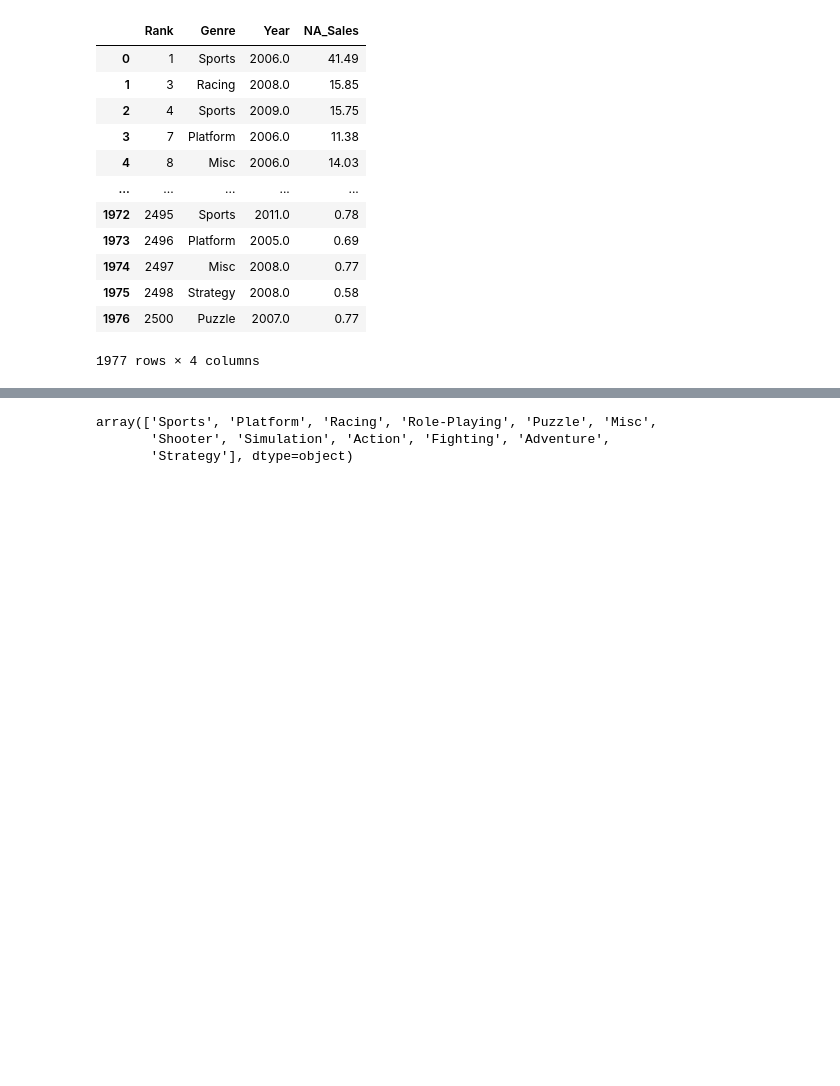
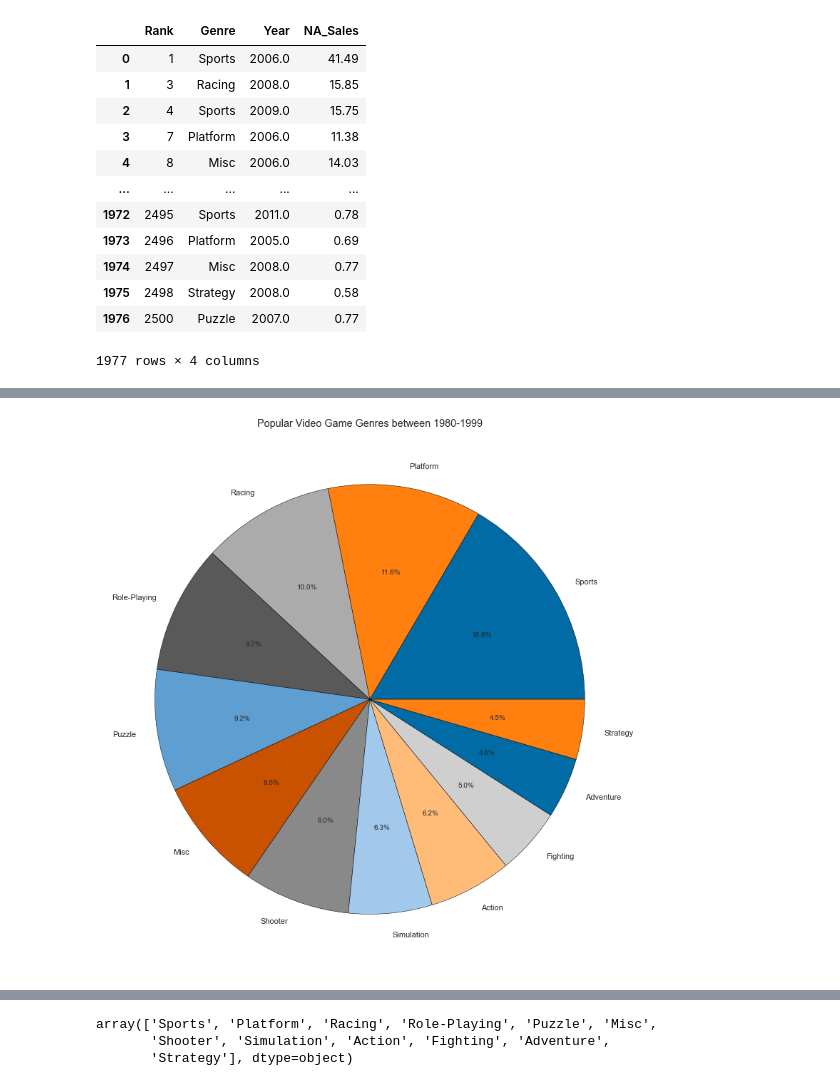
Before and after one commit to data301-2020-winter1/course-project-group_6002, a Jupyter notebook: analysis/Spandan/Milestone 2.ipynb, the cells around one changed output, grey strips where cells are left out. Drawn from its saved outputs; the diff is of its cells as text; code cells hidden in the pictures; blank space fills up the shorter version.

```diff
--- a/analysis/Spandan/Milestone 2.ipynb
+++ b/analysis/Spandan/Milestone 2.ipynb
@@ -152,3 +150,15 @@ NA = sns.barplot(data = dfGR_NA, x= 'NA_Sales',y="Genre")
+# %%
+labels = ['Sports', 'Platform', 'Racing', 'Role-Playing', 'Puzzle', 'Misc',
+       'Shooter', 'Simulation', 'Action', 'Fighting', 'Adventure',
+       'Strategy']
+plt.style.use('tableau-colorblind10')
+fig = plt.figure(figsize=(11,11))
+plt.pie(list(dfGR_old['Genre'].value_counts()), autopct='%1.1f%%', labels=labels, wedgeprops={'edgecolor':'black'})
+plt.title('Popular Video Game Genres between 1980-1999')
+plt.tight_layout()
+plt.show()
+# %% [output]
+[figure, added]
 # %%
 labels = ['Sports', 'Platform', 'Racing', 'Role-Playing', 'Puzzle', 'Misc',
        'Shooter', 'Simulation', 'Action', 'Fighting', 'Adventure',
```
Also changed, not shown: parts of 17 cells of this notebook.
